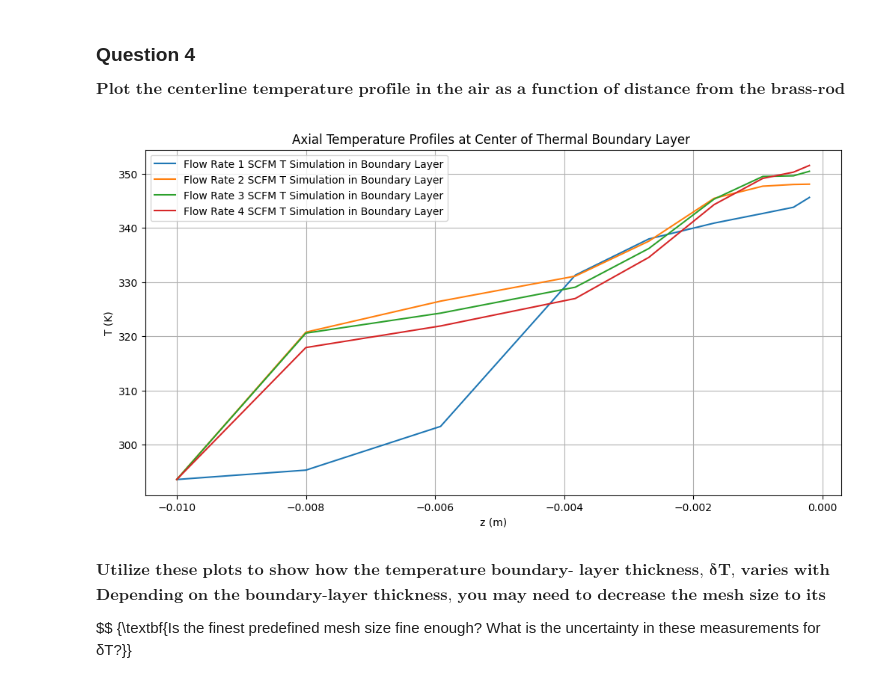
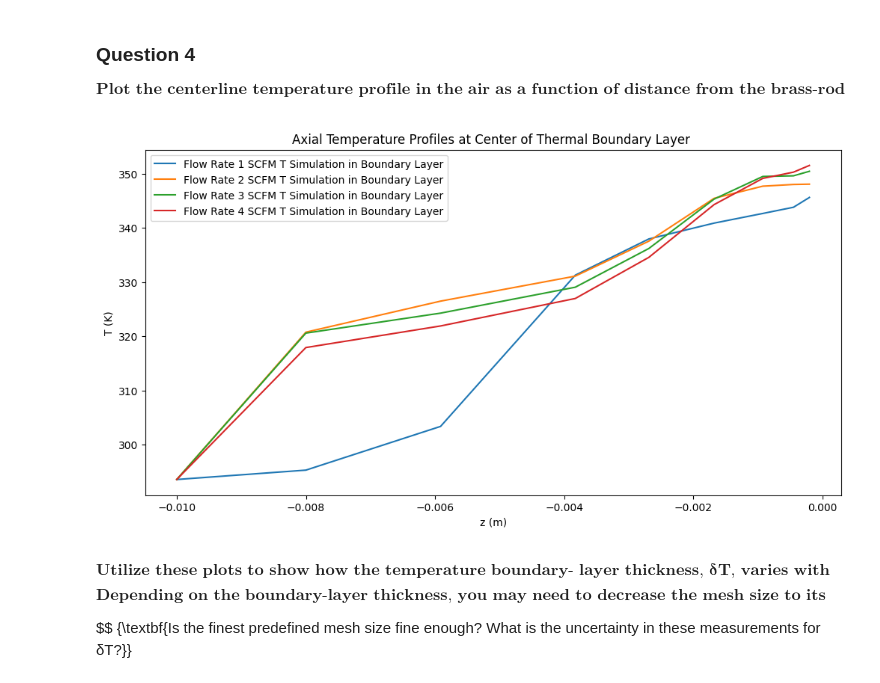
Before and after one commit to rahilisashaik/cbe154, a Jupyter notebook: heat-transfer-2/updated_HT_data_analysis.ipynb, the cells around one changed output. Saved outputs shown, nothing was run; the diff lists cells and outputs as text; code cells hidden in the pictures.

```diff
--- a/heat-transfer-2/updated_HT_data_analysis.ipynb
+++ b/heat-transfer-2/updated_HT_data_analysis.ipynb
@@ -559,20 +558,24 @@ dist_rod_face_1 = df_sim_1.query("r == 0 and z < 0")
 dist_rod_face_2 = df_sim_2.query("r == 0 and z < 0")
 dist_rod_face_3 = df_sim_3.query("r == 0 and z < 0")
 dist_rod_face_4 = df_sim_4.query("r == 0 and z < 0")
+# %%
+dist_rod_face_1 = dist_rod_face_1.sort_values(by = 'z')
+dist_rod_face_2 = dist_rod_face_2.sort_values(by = 'z')
+dist_rod_face_3 = dist_rod_face_3.sort_values(by = 'z')
+dist_rod_face_4 = dist_rod_face_4.sort_values(by = 'z')
 # %%
 plt.figure(figsize=(12, 6))
 plt.plot(dist_rod_face_1['z'], dist_rod_face_1['T (K)'], label = 'Flow Rate 1 SCFM T Simulation in Boundary Layer')
 plt.plot(dist_rod_face_2['z'], dist_rod_face_2['T (K)'], label = 'Flow Rate 2 SCFM T Simulation in Boundary Layer')
 plt.plot(dist_rod_face_3['z'], dist_rod_face_3['T (K)'], label = 'Flow Rate 3 SCFM T Simulation in Boundary Layer')
 plt.plot(dist_rod_face_4['z'], dist_rod_face_4['T (K)'], label = 'Flow Rate 4 SCFM T Simulation in Boundary Layer')
 plt.xlabel('z (m)')
 plt.ylabel('T (K)')
 plt.title('Axial Temperature Profiles at Center of Thermal Boundary Layer ')
-plt.grid()
 plt.legend()
 plt.show()
 # %% [output]
-[figure, old version]
+[figure, new version]
 # %% [markdown]
 $$ \textbf{Utilize these plots to show how the temperature boundary-
 layer thickness, δT, varies with Vin. Does the quantitative scaling of δT with Vin match the
```
Also changed, not shown: parts of 23 cells of this notebook, 1 other file.
